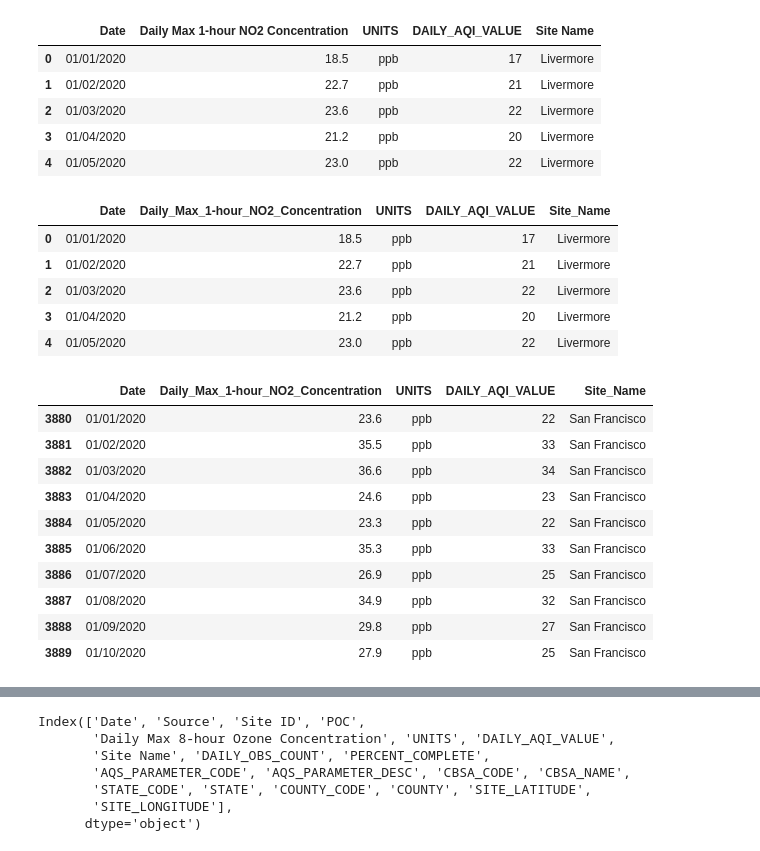
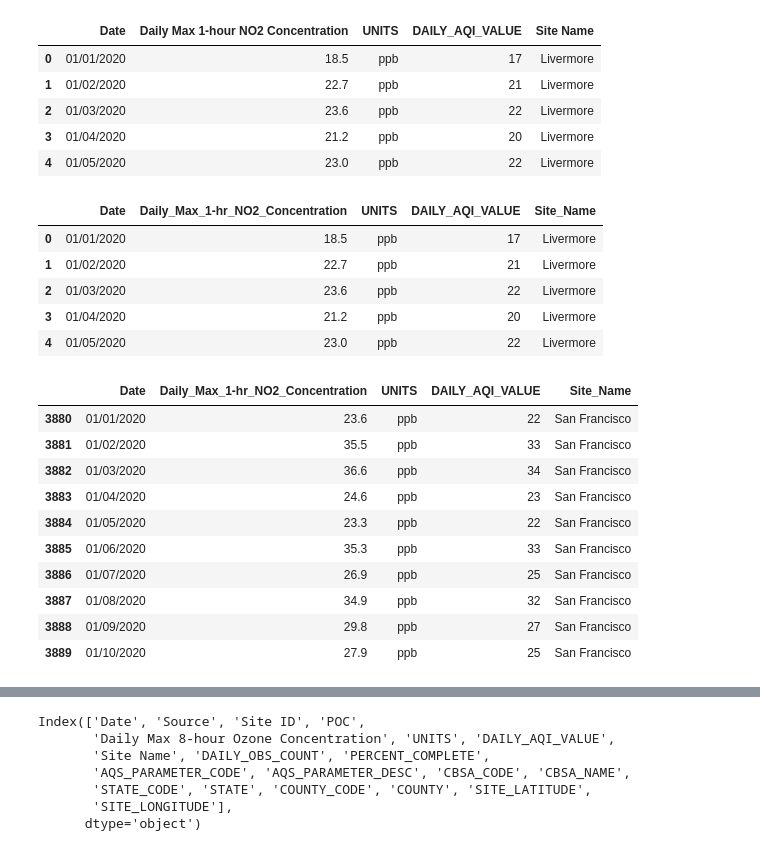
Before and after one commit to a56k/Final_Project_AQI_Level_SF, a Jupyter notebook: AmirO/Final_Project_CSVs/2020/Cleaning_Data 2020.ipynb, the cells around one changed output, grey strips where cells are left out. Cells and saved outputs as stored; diff of their text form; code cells hidden in the pictures.

```diff
--- a/AmirO/Final_Project_CSVs/2020/Cleaning_Data 2020.ipynb
+++ b/AmirO/Final_Project_CSVs/2020/Cleaning_Data 2020.ipynb
@@ -133,10 +133,10 @@ NO2_2020.head()
 # %%
 #Rename Site Name & Daily Concentration Columns
 NO2_2020 = NO2_2020.rename(columns={"Site Name": "Site_Name"})
-NO2_2020 = NO2_2020.rename(columns={"Daily Max 1-hour NO2 Concentration":"Daily_Max_1-hour_NO2_Concentration"})
+NO2_2020 = NO2_2020.rename(columns={"Daily Max 1-hour NO2 Concentration":"Daily_Max_1-hr_NO2_Concentration"})
 NO2_2020.head()
 # %% [output]
-|  | Date | Daily_Max_1-hour_NO2_Concentration | UNITS | DAILY_AQI_VALUE | Site_Name |
+|  | Date | Daily_Max_1-hr_NO2_Concentration | UNITS | DAILY_AQI_VALUE | Site_Name |
 | 0 | 01/01/2020 | 18.5 | ppb | 17 | Livermore |
 | 1 | 01/02/2020 | 22.7 | ppb | 21 | Livermore |
 | 2 | 01/03/2020 | 23.6 | ppb | 22 | Livermore |
@@ -148,7 +148,7 @@ NO2_2020.head()
 NO2_2020 = NO2_2020[(NO2_2020.Site_Name == "San Francisco")]
 NO2_2020.head(10)
 # %% [output]
-|  | Date | Daily_Max_1-hour_NO2_Concentration | UNITS | DAILY_AQI_VALUE | Site_Name |
+|  | Date | Daily_Max_1-hr_NO2_Concentration | UNITS | DAILY_AQI_VALUE | Site_Name |
 | 3880 | 01/01/2020 | 23.6 | ppb | 22 | San Francisco |
 | 3881 | 01/02/2020 | 35.5 | ppb | 33 | San Francisco |
 | 3882 | 01/03/2020 | 36.6 | ppb | 34 | San Francisco |
```
Also changed, not shown: parts of 13 cells of this notebook, 14 other files.
